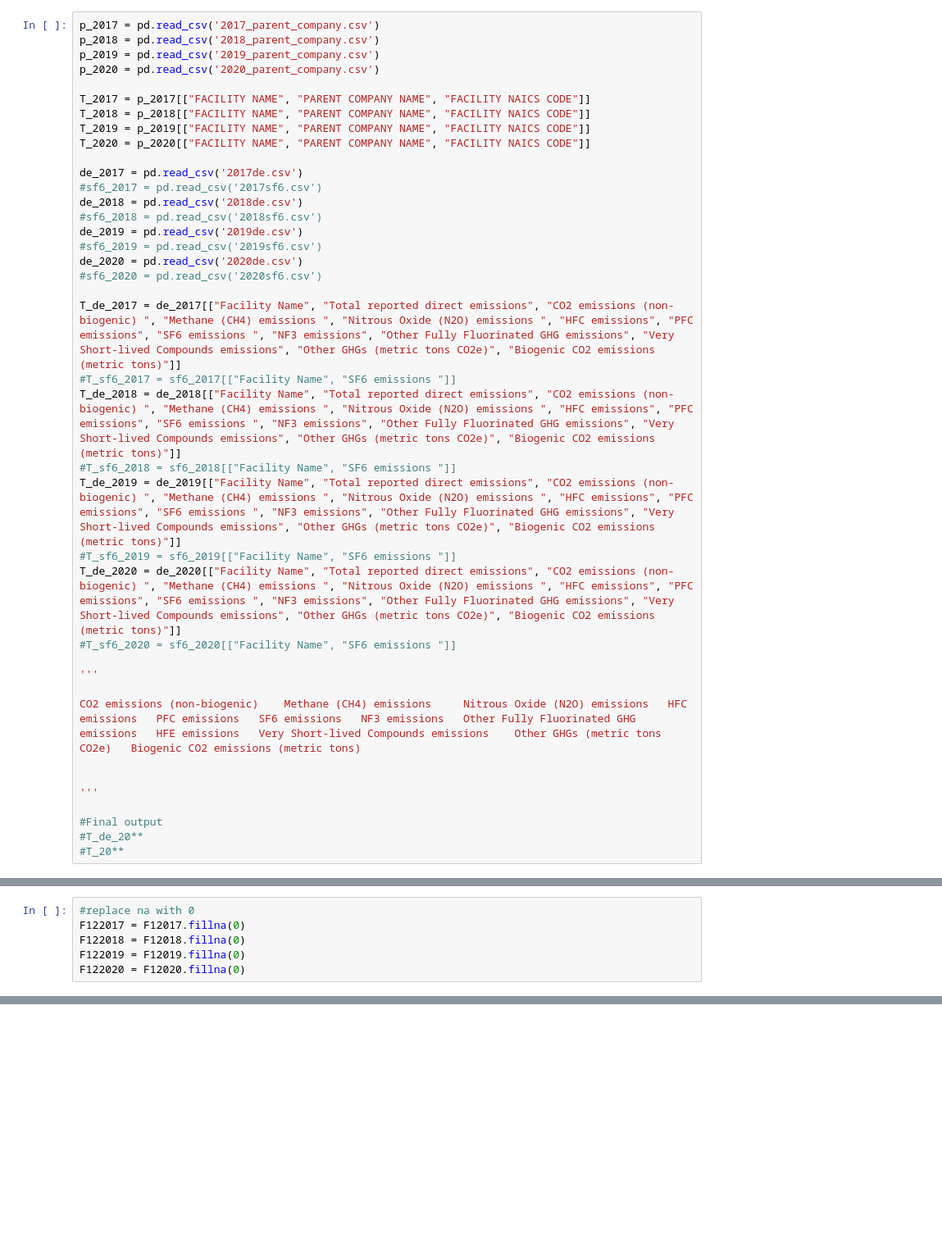
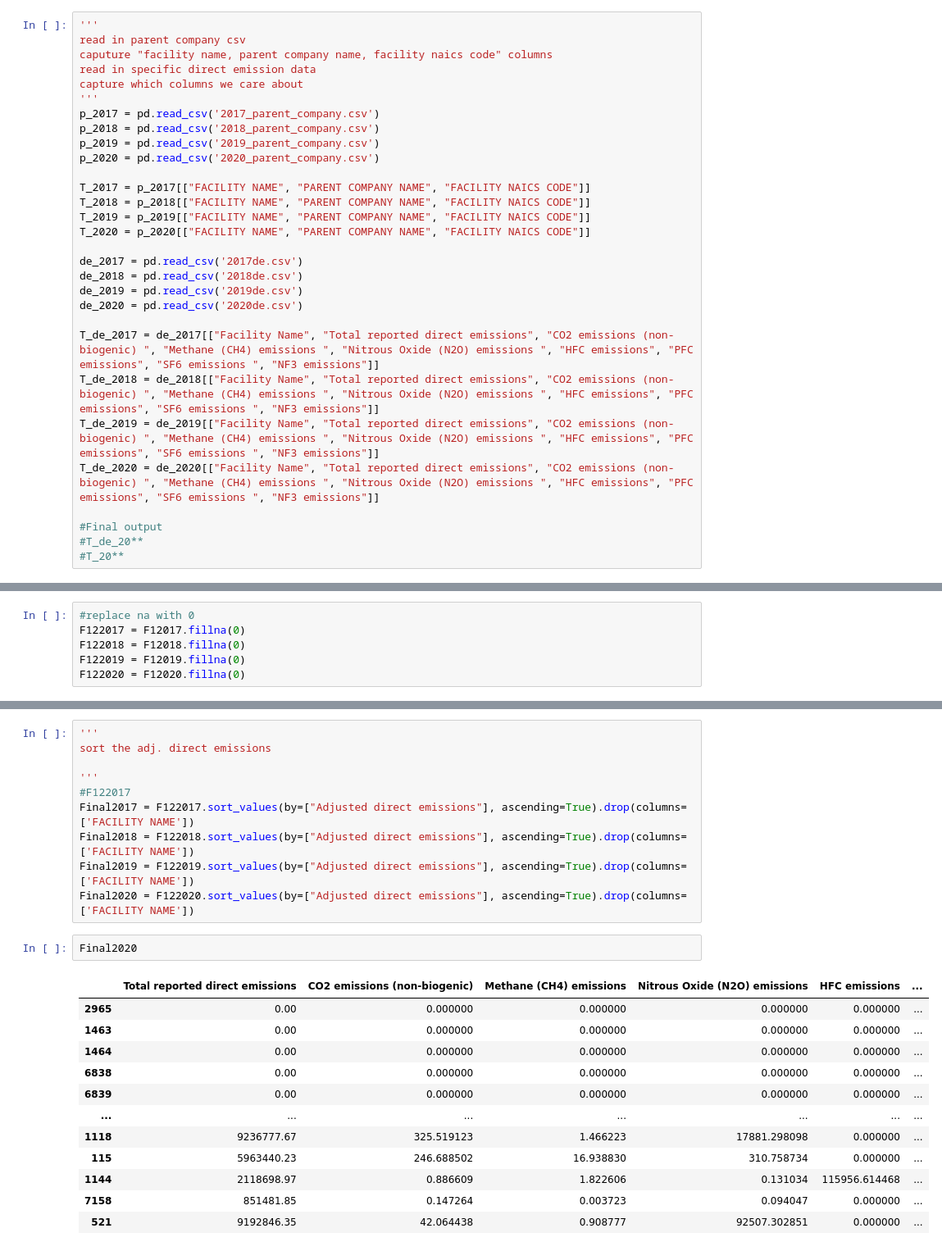
Before and after one commit to JulianTanja/HackMIT_Project, a Jupyter notebook: mit.ipynb, the cells around one changed output, grey strips where cells are left out. Shown: that part at 82% size. Saved outputs shown, nothing was run; the diff lists cells and outputs as text; blank space fills up the shorter version.

```diff
--- a/mit.ipynb
+++ b/mit.ipynb
@@ -7,4 +8,10 @@ import pandas as pd
 # %%
+'''
+read in parent company csv
+caputure "facility name, parent company name, facility naics code" columns
+read in specific direct emission data
+capture which columns we care about
+'''
 p_2017 = pd.read_csv('2017_parent_company.csv')
 p_2018 = pd.read_csv('2018_parent_company.csv')
 p_2019 = pd.read_csv('2019_parent_company.csv')
@@ -16,29 +23,14 @@ T_2019 = p_2019[["FACILITY NAME", "PARENT COMPANY NAME", "FACILITY NAICS CODE"]]
 T_2020 = p_2020[["FACILITY NAME", "PARENT COMPANY NAME", "FACILITY NAICS CODE"]]
 
 de_2017 = pd.read_csv('2017de.csv')
-#sf6_2017 = pd.read_csv('2017sf6.csv')
 de_2018 = pd.read_csv('2018de.csv')
-#sf6_2018 = pd.read_csv('2018sf6.csv')
 de_2019 = pd.read_csv('2019de.csv')
-#sf6_2019 = pd.read_csv('2019sf6.csv')
 de_2020 = pd.read_csv('2020de.csv')
-#sf6_2020 = pd.read_csv('2020sf6.csv')
 
-T_de_2017 = de_2017[["Facility Name", "Total reported direct emissions", "CO2 emissions (non-biogenic) ", "Methane (CH4) emissions ", "Nitrous Oxide (N2O) emissions ", "HFC emissions", "PFC emissions", "SF6 emissions ", "NF3 emissions", "Other Fully Fluorinated GHG emissions", "Very Short-lived Compounds emissions", "Other GHGs (metric tons CO2e)", "Biogenic CO2 emissions (metric tons)"]]
-#T_sf6_2017 = sf6_2017[["Facility Name", "SF6 emissions "]]
-T_de_2018 = de_2018[["Facility Name", "Total reported direct emissions", "CO2 emissions (non-biogenic) ", "Methane (CH4) emissions ", "Nitrous Oxide (N2O) emissions ", "HFC emissions", "PFC emissions", "SF6 emissions ", "NF3 emissions", "Other Fully Fluorinated GHG emissions", "Very Short-lived Compounds emissions", "Other GHGs (metric tons CO2e)", "Biogenic CO2 emissions (metric tons)"]]
-#T_sf6_2018 = sf6_2018[["Facility Name", "SF6 emissions "]]
-T_de_2019 = de_2019[["Facility Name", "Total reported direct emissions", "CO2 emissions (non-biogenic) ", "Methane (CH4) emissions ", "Nitrous Oxide (N2O) emissions ", "HFC emissions", "PFC emissions", "SF6 emissions ", "NF3 emissions", "Other Fully Fluorinated GHG emissions", "Very Short-lived Compounds emissions", "Other GHGs (metric tons CO2e)", "Biogenic CO2 emissions (metric tons)"]]
-#T_sf6_2019 = sf6_2019[["Facility Name", "SF6 emissions "]]
-T_de_2020 = de_2020[["Facility Name", "Total reported direct emissions", "CO2 emissions (non-biogenic) ", "Methane (CH4) emissions ", "Nitrous Oxide (N2O) emissions ", "HFC emissions", "PFC emissions", "SF6 emissions ", "NF3 emissions", "Other Fully Fluorinated GHG emissions", "Very Short-lived Compounds emissions", "Other GHGs (metric tons CO2e)", "Biogenic CO2 emissions (metric tons)"]]
-#T_sf6_2020 = sf6_2020[["Facility Name", "SF6 emissions "]]
-
-'''
-
-CO2 emissions (non-biogenic) 	Methane (CH4) emissions 	Nitrous Oxide (N2O) emissions 	HFC emissions	PFC emissions	SF6 emissions 	NF3 emissions	Other Fully Fluorinated GHG emissions	HFE emissions	Very Short-lived Compounds emissions	Other GHGs (metric tons CO2e)	Biogenic CO2 emissions (metric tons)
-
-
-'''
+T_de_2017 = de_2017[["Facility Name", "Total reported direct emissions", "CO2 emissions (non-biogenic) ", "Methane (CH4) emissions ", "Nitrous Oxide (N2O) emissions ", "HFC emissions", "PFC emissions", "SF6 emissions ", "NF3 emissions"]]
+T_de_2018 = de_2018[["Facility Name", "Total reported direct emissions", "CO2 emissions (non-biogenic) ", "Methane (CH4) emissions ", "Nitrous Oxide (N2O) emissions ", "HFC emissions", "PFC emissions", "SF6 emissions ", "NF3 emissions"]]
+T_de_2019 = de_2019[["Facility Name", "Total reported direct emissions", "CO2 emissions (non-biogenic) ", "Methane (CH4) emissions ", "Nitrous Oxide (N2O) emissions ", "HFC emissions", "PFC emissions", "SF6 emissions ", "NF3 emissions"]]
+T_de_2020 = de_2020[["Facility Name", "Total reported direct emissions", "CO2 emissions (non-biogenic) ", "Methane (CH4) emissions ", "Nitrous Oxide (N2O) emissions ", "HFC emissions", "PFC emissions", "SF6 emissions ", "NF3 emissions"]]
 
 #Final output
 #T_de_20**
@@ -234,0 +189,25 @@ F122020
+# %%
+'''
+sort the adj. direct emissions
+
+'''
+#F122017
+Final2017 = F122017.sort_values(by=["Adjusted direct emissions"], ascending=True).drop(columns=['FACILITY NAME'])
+Final2018 = F122018.sort_values(by=["Adjusted direct emissions"], ascending=True).drop(columns=['FACILITY NAME'])
+Final2019 = F122019.sort_values(by=["Adjusted direct emissions"], ascending=True).drop(columns=['FACILITY NAME'])
+Final2020 = F122020.sort_values(by=["Adjusted direct emissions"], ascending=True).drop(columns=['FACILITY NAME'])
+# %%
+Final2020
+# %% [output]
+|  | Total reported direct emissions | CO2 emissions (non-biogenic) | Methane (CH4) emissions | Nitrous Oxide (N2O) emissions | HFC emissions | ... |
+| 2965 | 0.00 | 0.000000 | 0.000000 | 0.000000 | 0.000000 | ... |
+| 1463 | 0.00 | 0.000000 | 0.000000 | 0.000000 | 0.000000 | ... |
+| 1464 | 0.00 | 0.000000 | 0.000000 | 0.000000 | 0.000000 | ... |
+| 6838 | 0.00 | 0.000000 | 0.000000 | 0.000000 | 0.000000 | ... |
+| 6839 | 0.00 | 0.000000 | 0.000000 | 0.000000 | 0.000000 | ... |
+| ... | ... | ... | ... | ... | ... | ... |
+| 1118 | 9236777.67 | 325.519123 | 1.466223 | 17881.298098 | 0.000000 | ... |
+| 115 | 5963440.23 | 246.688502 | 16.938830 | 310.758734 | 0.000000 | ... |
+| 1144 | 2118698.97 | 0.886609 | 1.822606 | 0.131034 | 115956.614468 | ... |
+| 7158 | 851481.85 | 0.147264 | 0.003723 | 0.094047 | 0.000000 | ... |
+| 521 | 9192846.35 | 42.064438 | 0.908777 | 92507.302851 | 0.000000 | ... |
```
Also changed, not shown: parts of 27 cells of this notebook.
